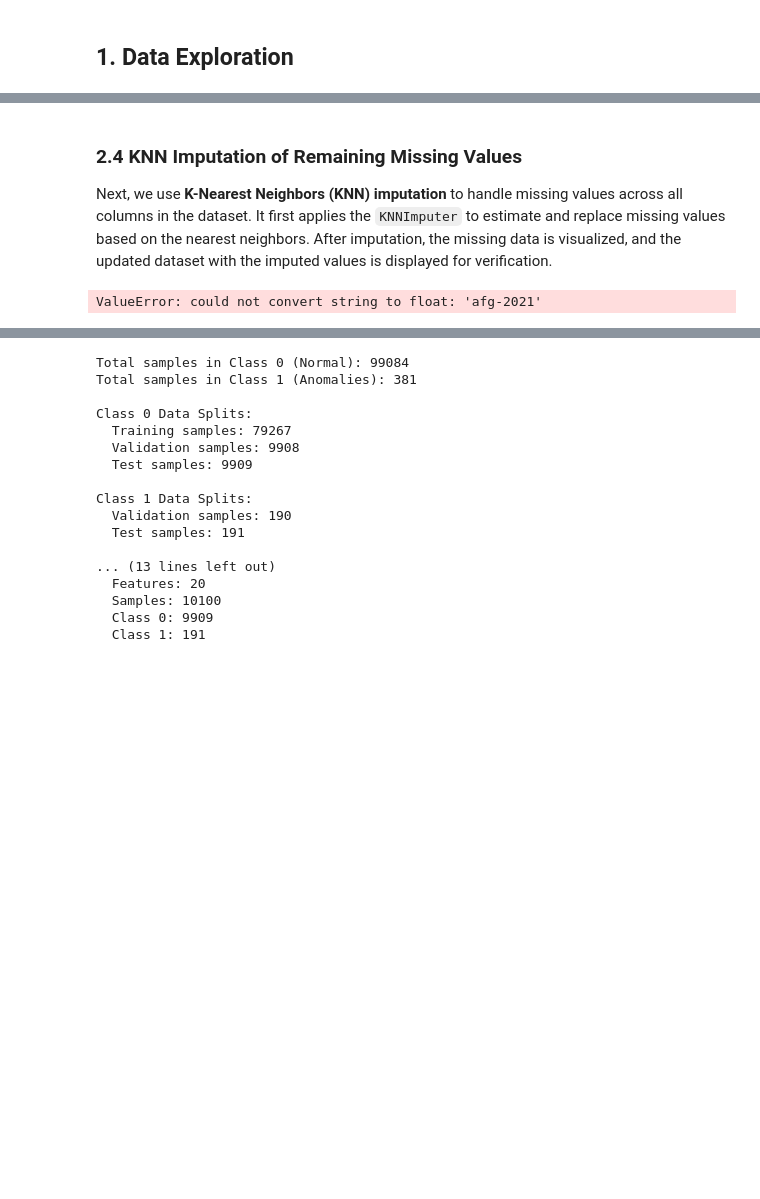
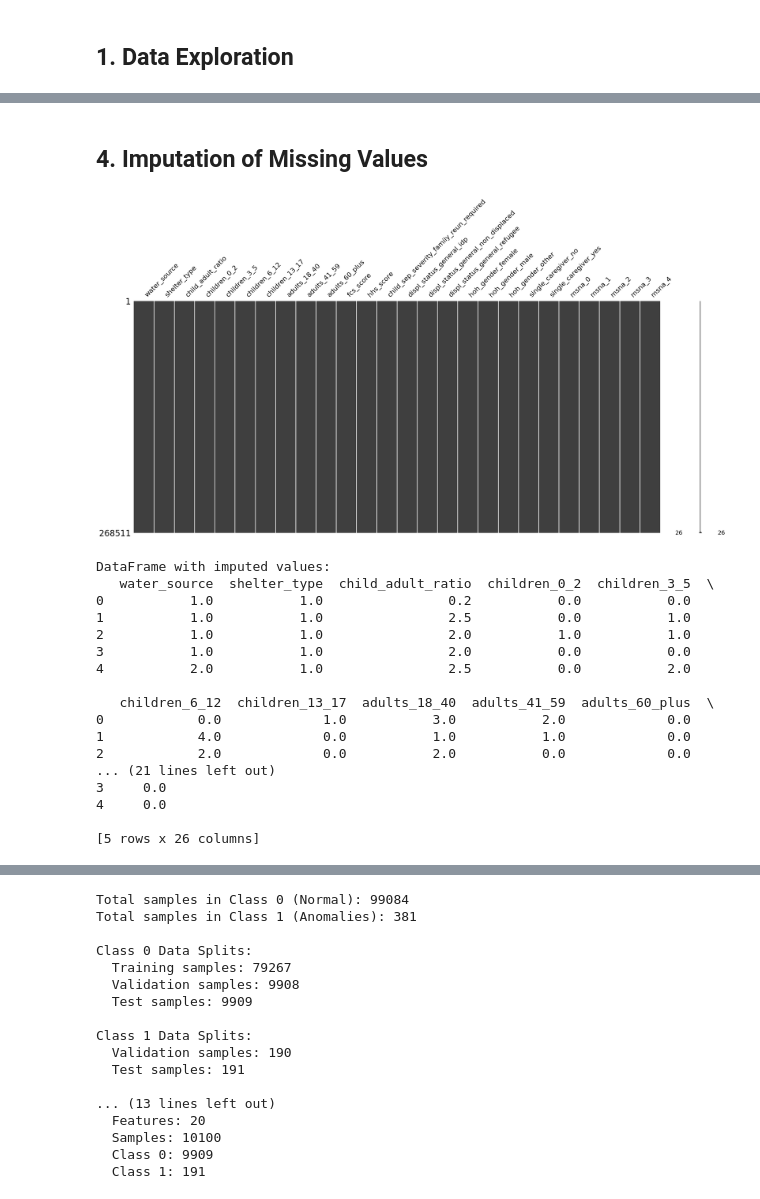
Before and after one commit to jprlink/child_sep_ml, a Jupyter notebook: child_sep_ml_anom.ipynb, the cells around one changed output, grey strips where cells are left out. Drawn from its saved outputs; the diff is of its cells as text; code cells hidden in the pictures; blank space fills up the shorter version.

```diff
--- a/child_sep_ml_anom.ipynb
+++ b/child_sep_ml_anom.ipynb
@@ -364,32 +316,48 @@ dtype: object
-# %% [markdown]
-### 2.4 KNN Imputation of Remaining Missing Values
-
-Next, we use **K-Nearest Neighbors (KNN) imputation** to handle missing values across all columns in the dataset. It first applies the `KNNImputer` to estimate and replace missing values based on the nearest neighbors. After imputation, the missing data is visualized, and the updated dataset with the imputed values is displayed for verification.
+# %% [markdown]
+## 4. Imputation of Missing Values
 # %%
 import pandas as pd
+import pickle
 from sklearn.impute import KNNImputer
 import missingno as msno
 import matplotlib.pyplot as plt
 
 # Function to apply K-Nearest Neighbors Imputation to all columns
 def knn_impute_all_columns(df, n_neighbors=5):
     imputer = KNNImputer(n_neighbors=n_neighbors)
     df_imputed = pd.DataFrame(imputer.fit_transform(df), columns=df.columns)
     return df_imputed
 
 # Apply KNN imputation to all columns
-data_na_imp = knn_impute_all_columns(data_ord.copy())
+data_na_imp = knn_impute_all_columns(data_trans.copy())
 
-# Visualize missing data matrix
+# Visualize missing data matrix after imputation
 msno.matrix(data_na_imp)
 plt.show()
 
 # Display the first few rows of the new dataframe with imputed values
-print("\nDataFrame with imputed values in all columns:")
+print("\nDataFrame with imputed values:")
 print(data_na_imp.head())
 
-# Display the first few rows of the new dataframe with imputed values
-print("\nDataFrame with imputed values in the first column:")
-print(data_na_imp.head())
+# Saving the DataFrame as a pickle file
+with open('data_na_imp.pkl', 'wb') as f:
+    pickle.dump(data_na_imp, f)
 # %% [output]
+[figure, added]
-ValueError: could not convert string to float: 'afg-2021'
+DataFrame with imputed values:
+   water_source  shelter_type  child_adult_ratio  children_0_2  children_3_5  \
+0           1.0           1.0                0.2           0.0           0.0
+1           1.0           1.0                2.5           0.0           1.0
+2           1.0           1.0                2.0           1.0           1.0
+3           1.0           1.0                2.0           0.0           0.0
+4           2.0           1.0                2.5           0.0           2.0
+
+   children_6_12  children_13_17  adults_18_40  adults_41_59  adults_60_plus  \
+0            0.0             1.0           3.0           2.0             0.0
+1            4.0             0.0           1.0           1.0             0.0
+2            2.0             0.0           2.0           0.0             0.0
+... (21 lines left out)
+3     0.0
+4     0.0
+
+[5 rows x 26 columns]
```
Also changed, not shown: parts of 21 cells of this notebook, 2 other files.
